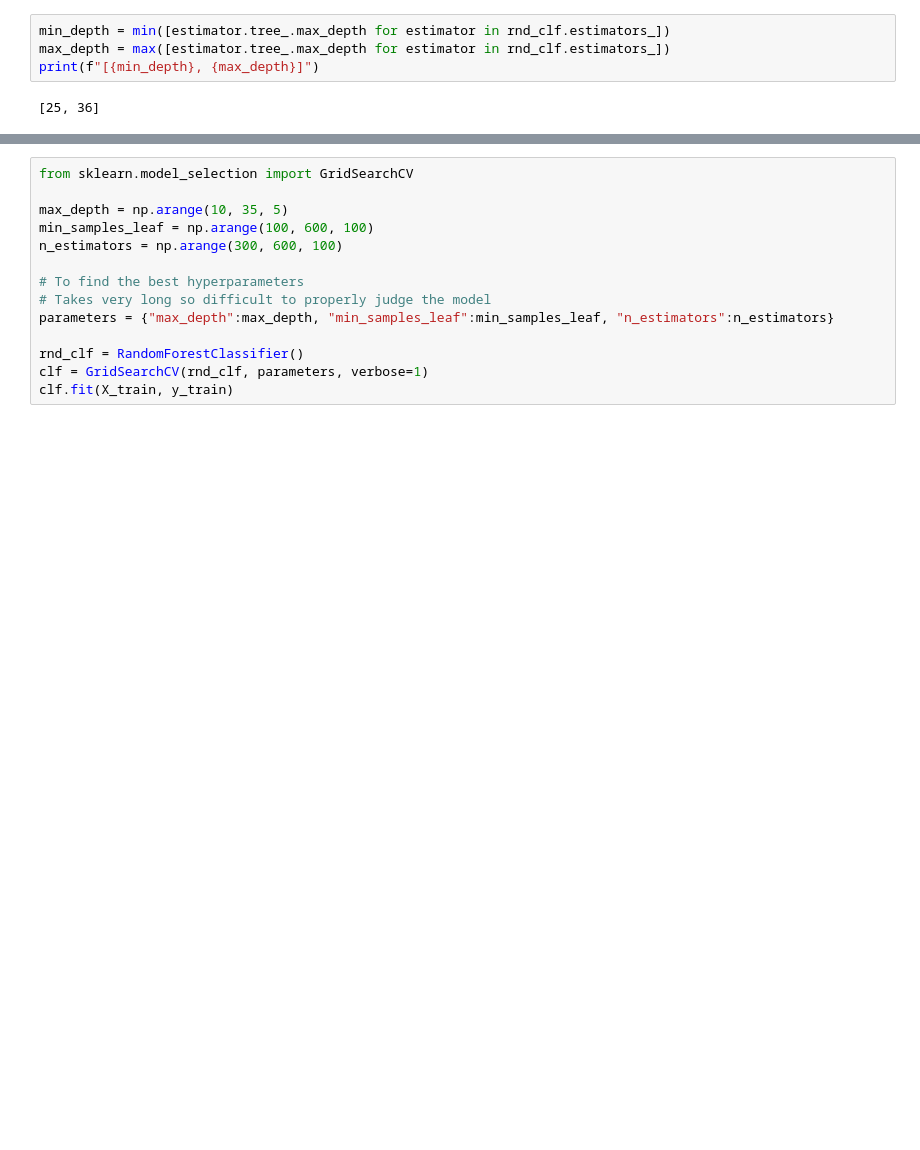
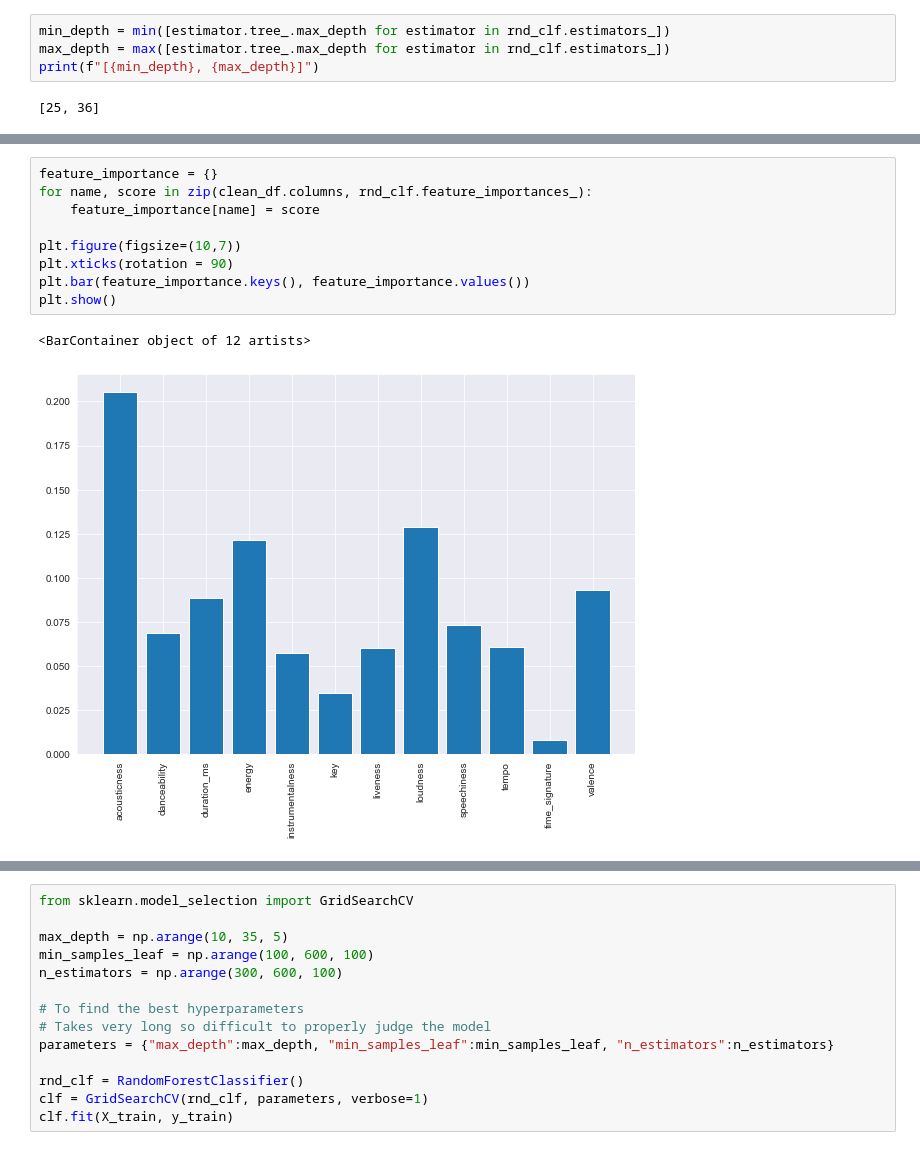
Before and after one commit to ritisha2000/SongClassificationByDecade, a Jupyter notebook: DecadeClassification.ipynb, the cells around one changed output, grey strips where cells are left out. Cells and saved outputs as stored; diff of their text form; blank space fills up the shorter version.

```diff
--- a/DecadeClassification.ipynb
+++ b/DecadeClassification.ipynb
@@ -180,0 +223,12 @@ Accuracy with cross validation: 78.6%
+# %%
+feature_importance = {}
+for name, score in zip(clean_df.columns, rnd_clf.feature_importances_):
+    feature_importance[name] = score
+
+plt.figure(figsize=(10,7))
+plt.xticks(rotation = 90)
+plt.bar(feature_importance.keys(), feature_importance.values())
+plt.show()
+# %% [output]
+<BarContainer object of 12 artists>
+[figure, added]
```
Also changed, not shown: parts of 11 cells of this notebook.
